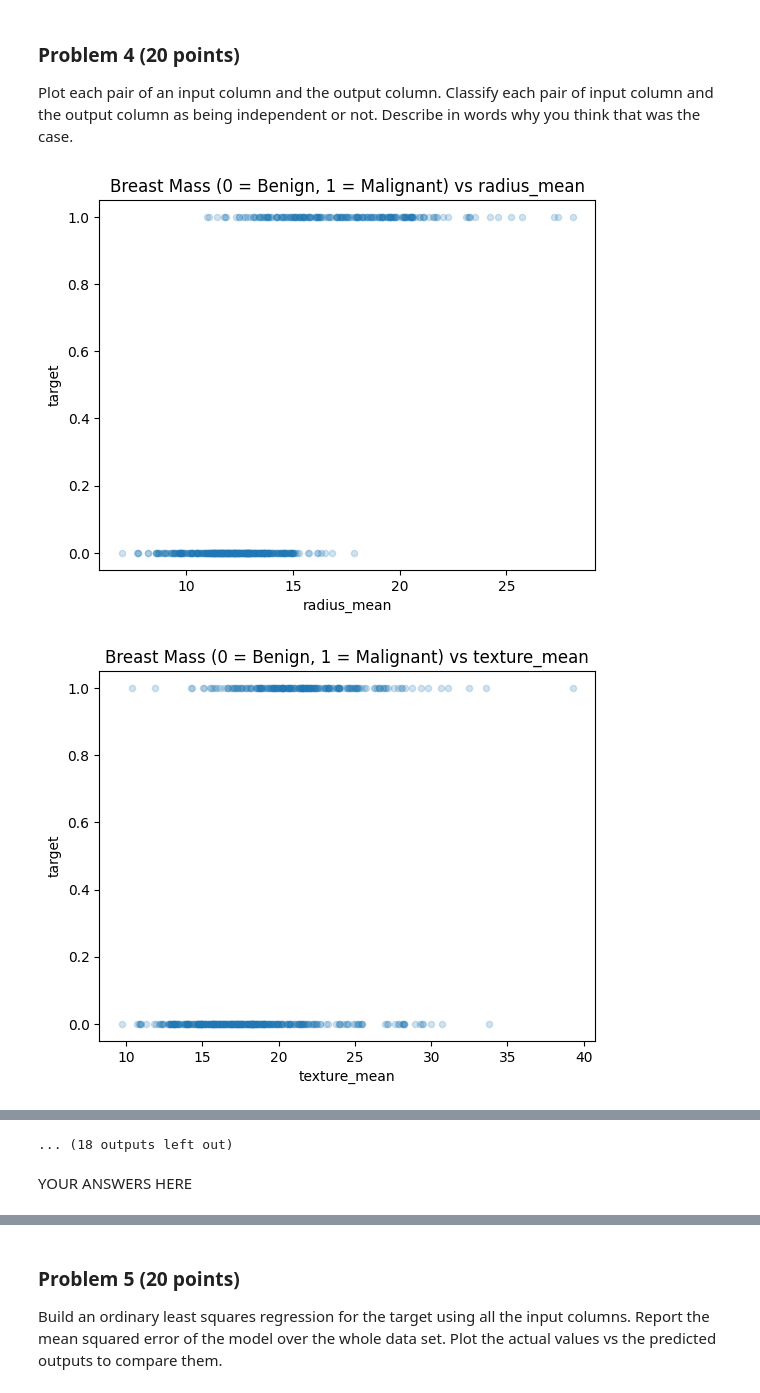
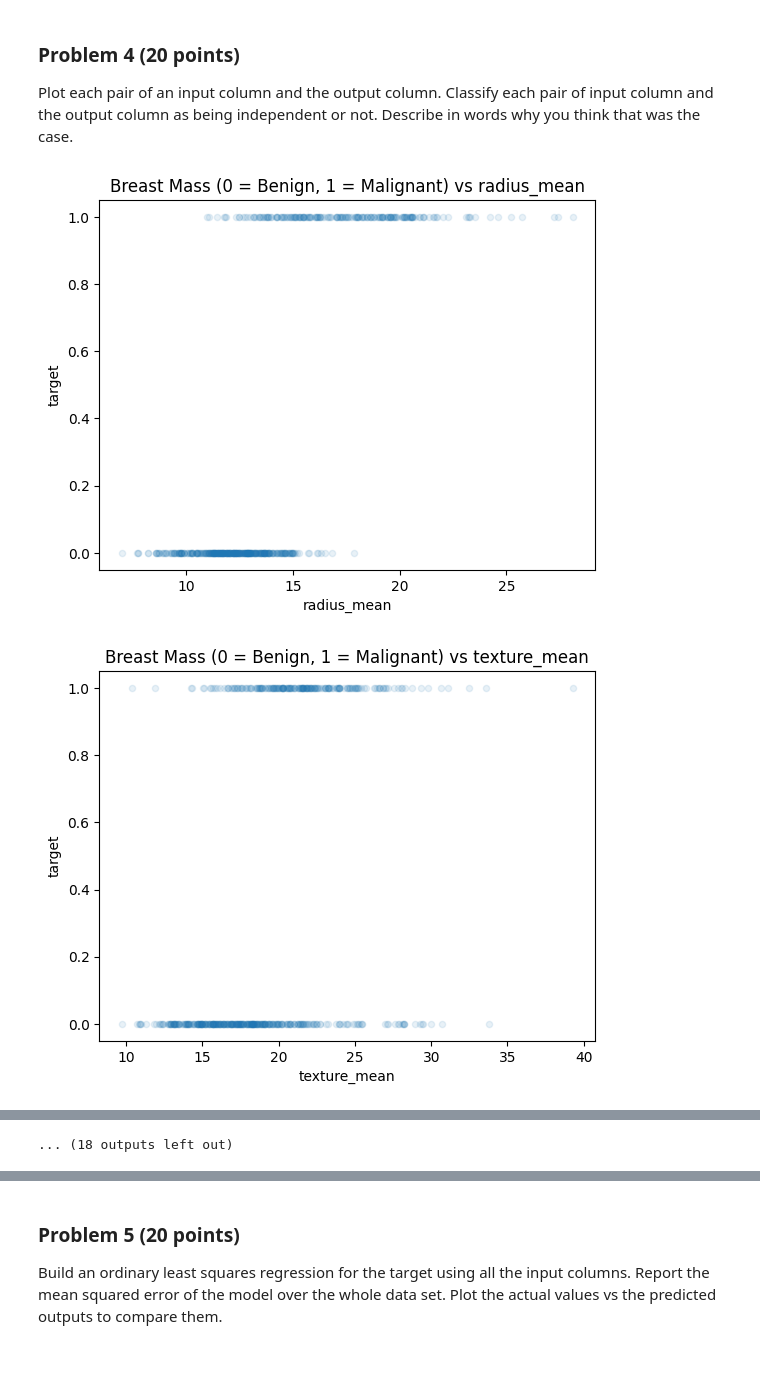
Before and after one commit to aidandig/dx601-final-project, a Jupyter notebook: project.ipynb, the cells around one changed output, grey strips where cells are left out. Cells and saved outputs as stored; diff of their text form; code cells hidden in the pictures; blank space fills up the shorter version.

Commit message:
Columns vs Target plot alpha change

```diff
--- a/project.ipynb
+++ b/project.ipynb
@@ -329,13 +329,13 @@ Describe in words why you think that was the case.
 # %%
 for c in breastCancer.columns:
     if c == 'target':
         continue
 
-    breastCancer.plot.scatter(c, "target", alpha=0.2)
+    breastCancer.plot.scatter(c, "target", alpha=0.1)
     plt.xlabel(c)
     plt.ylabel('target')
     plt.title(f"Breast Mass (0 = Benign, 1 = Malignant) vs {c}")
     None
 # %% [output]
-[figure, old version]
+[figure, new version]
-[figure, old version]
+[figure, new version]
@@ -352,3 +352 @@ for c in breastCancer.columns:
 ... (18 outputs left out)
-# %% [markdown]
-YOUR ANSWERS HERE
```
Also changed, not shown: parts of 2 cells of this notebook.
